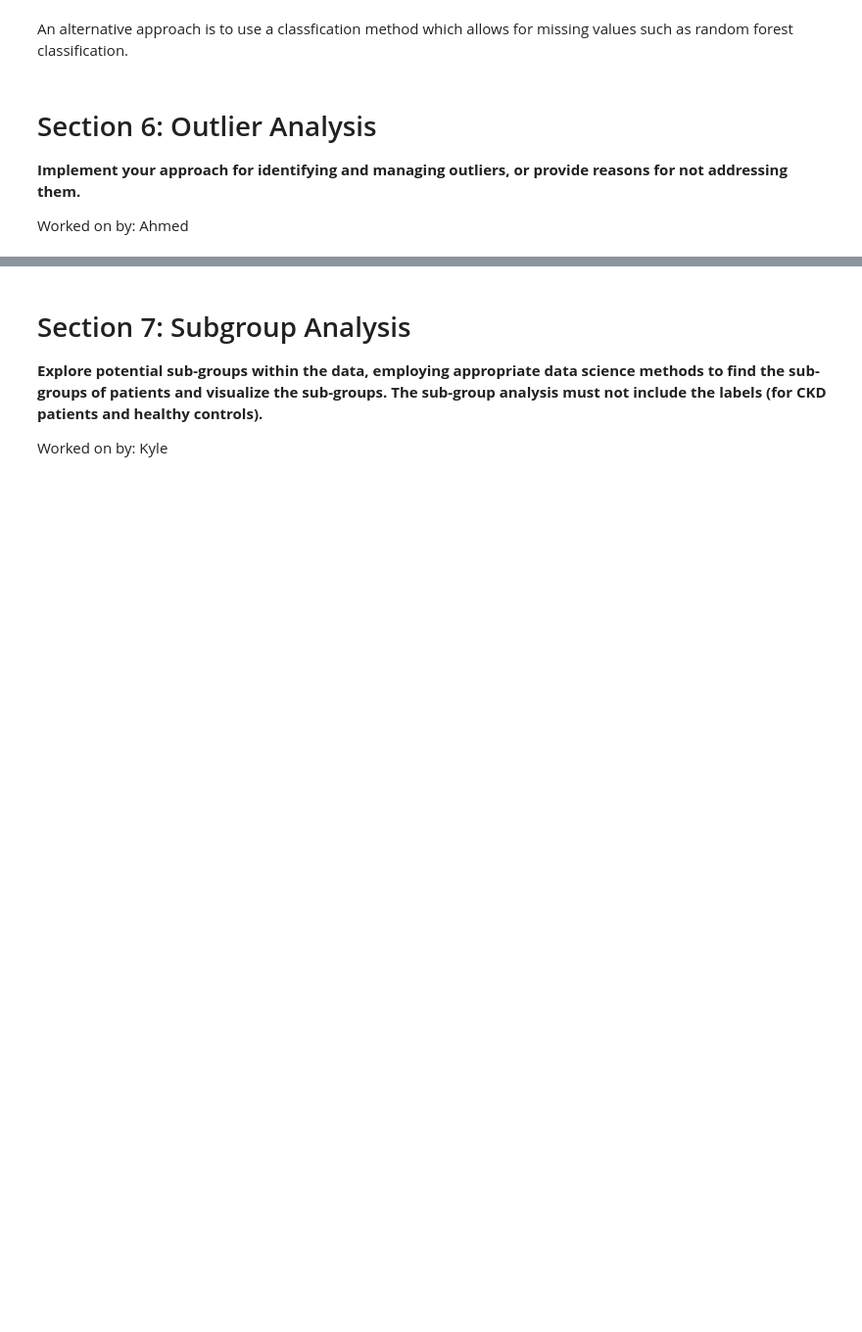
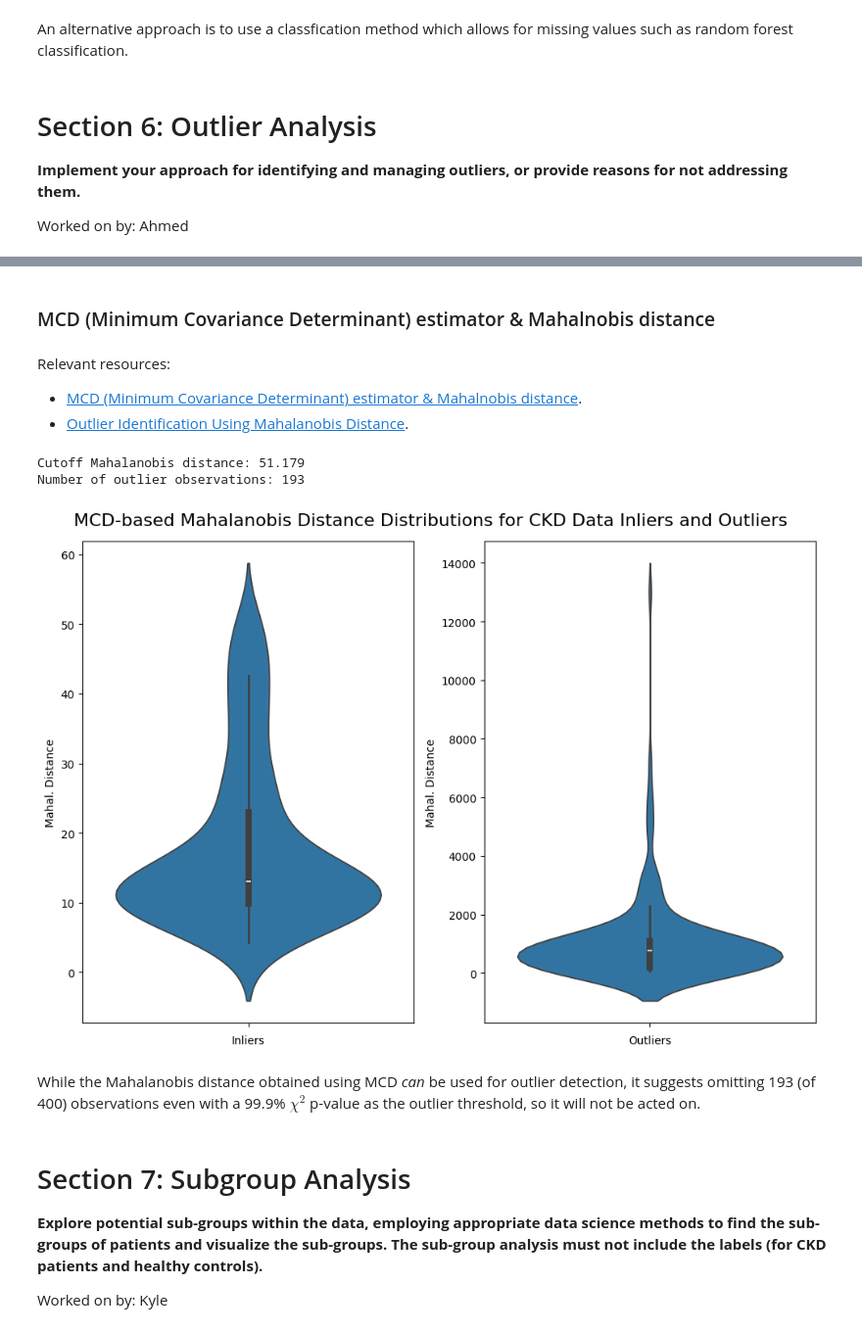
Before and after one commit to kyleosung/Stats_3DA3_A6, a Jupyter notebook: assignment6.ipynb, the cells around one changed output, grey strips where cells are left out. Shown at 98% size. Saved outputs shown, nothing was run; the diff lists cells and outputs as text; code cells hidden in the pictures; blank space fills up the shorter version.

Commit message:
outliers(q6): implement mahalanobis distance outlier detection and justify lack of its use

```diff
--- a/assignment6.ipynb
+++ b/assignment6.ipynb
@@ -636,6 +635,50 @@ Of the featureset, `age`, `bp`, `bgr`, `bu`, `sc`, `sod`, `pot`, `hemo`, `pcv`,
     - Can "supercharge" logistic regression with interaction terms, categorical predictors, regularization, and non-linear bases.
 
 - Should we have extra time, can look into jack-knifing for outlier detection in a classification context.
+# %% [markdown]
+### MCD (Minimum Covariance Determinant) estimator & Mahalnobis distance
+# %% [markdown]
+Relevant resources:
+- [MCD (Minimum Covariance Determinant) estimator & Mahalnobis distance](https://scikit-learn.org/stable/auto_examples/covariance/plot_mahalanobis_distances.html#sphx-glr-auto-examples-covariance-plot-mahalanobis-distances-py).
+- [Outlier Identification Using Mahalanobis Distance](https://www.cfholbert.com/blog/outlier_mahalanobis_distance/).
+# %%
+from sklearn.covariance import MinCovDet
+from scipy.stats import chi2
+
+X_cov = MinCovDet().fit(X_filled)
+
+# X_mahalanobis_sqrd = X_cov.mahalanobis(X_filled - np.mean(X_filled, 0))
+
+# 99.9% p-value cutoff
+cutoff = chi2.ppf(0.999, X_filled.shape[1])
+X_pvals = chi2.sf(X_cov.dist_, X_filled.shape[1])
+
+X_outliers = X_filled[X_cov.dist_ > cutoff]
+# %%
+print(f'Cutoff Mahalanobis distance: {cutoff:.3f}',
+      f'Number of outlier observations: {X_outliers.shape[0]}',
+      sep='\n')
+# %% [output]
+Cutoff Mahalanobis distance: 51.179
+Number of outlier observations: 193
+# %%
+#fig-align: center
+
+fig, ax = plt.subplots(1, 2, figsize=(10, 7))
+
+sns.violinplot(X_cov.dist_[X_cov.dist_ <= cutoff], ax=ax[0])
+sns.violinplot(X_cov.dist_[X_cov.dist_ > cutoff], ax=ax[1])
+ax[0].set(xlabel='Inliers',
+          ylabel='Mahal. Distance')
+ax[1].set(xlabel='Outliers',
+          ylabel='Mahal. Distance'  )
+fig.suptitle("MCD-based Mahalanobis Distance Distributions for CKD Data Inliers and Outliers", fontsize=16)
+
+plt.tight_layout()
+# %% [output]
+[figure, added]
+# %% [markdown]
+While the Mahalanobis distance obtained using MCD *can* be used for outlier detection, it suggests omitting 193 (of 400) observations even with a 99.9% $\chi^2$ p-value as the outlier threshold, so it will not be acted on.
 # %% [markdown]
 # Section 7: Subgroup Analysis
 
```
Also changed, not shown: parts of 6 cells of this notebook.
